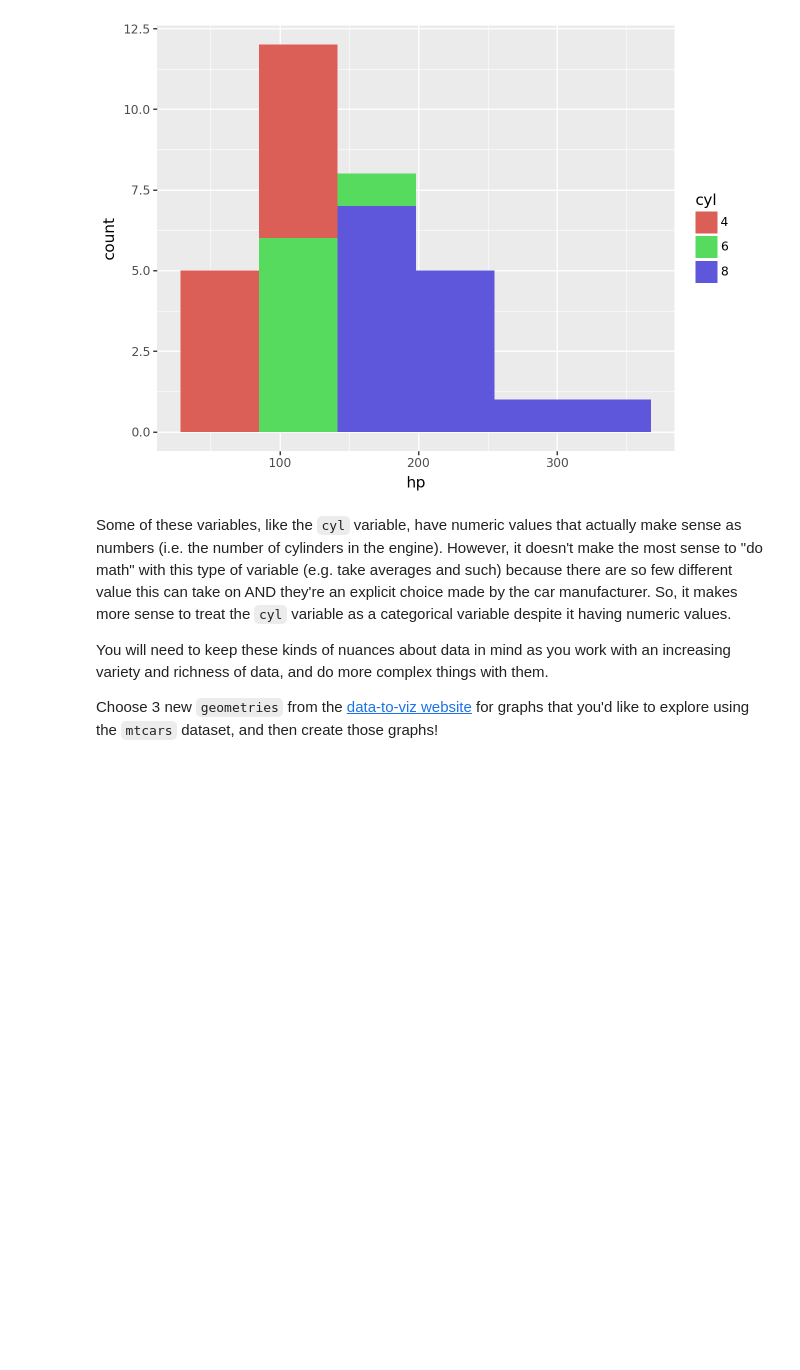
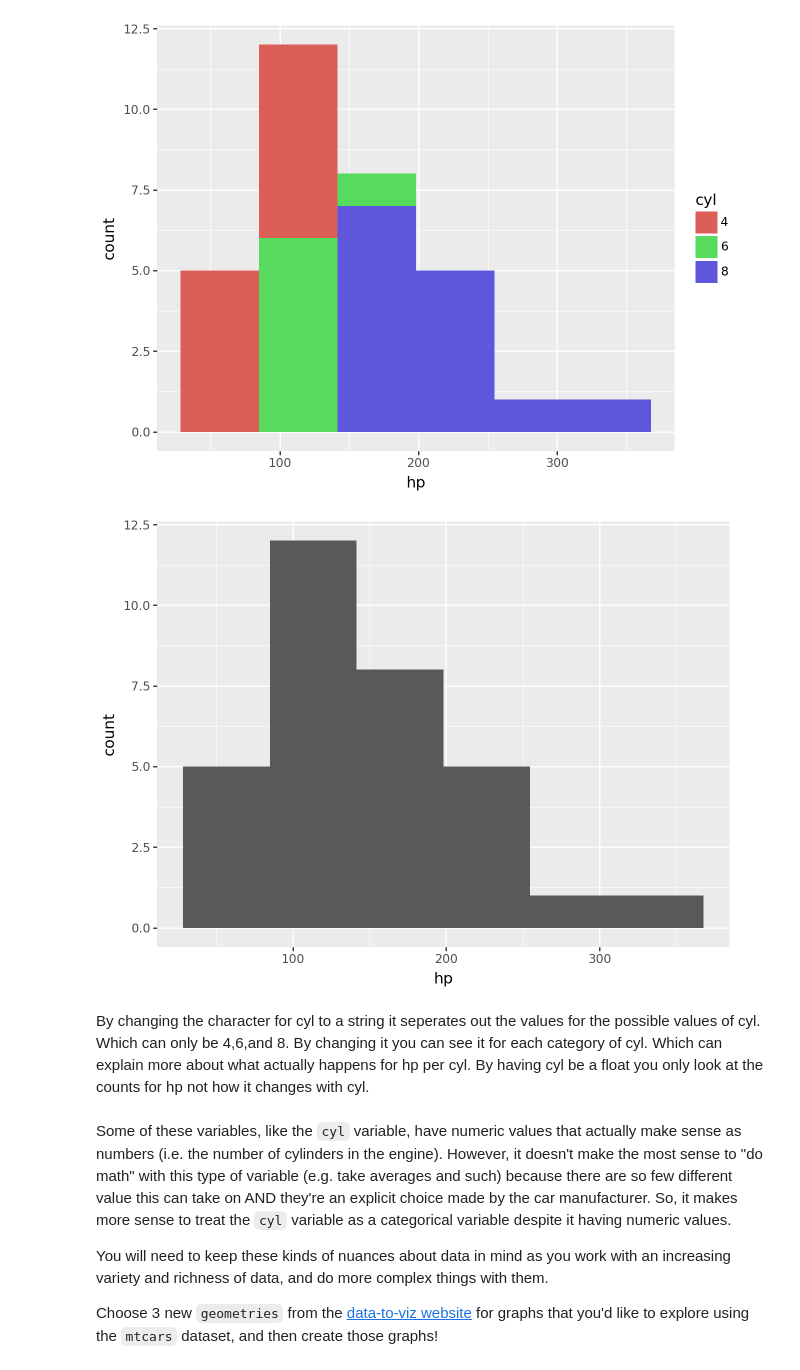
Before and after one commit to emilygoodman11/544msba, a Jupyter notebook: practice assignments/Copy_of_Introduction_to_Data_Viz_Using_mtcars_Dataset.ipynb, the cells around one changed output. Saved outputs shown, nothing was run; the diff lists cells and outputs as text; code cells hidden in the pictures; blank space fills up the shorter version.

```diff
--- a/practice assignments/Copy_of_Introduction_to_Data_Viz_Using_mtcars_Dataset.ipynb
+++ b/practice assignments/Copy_of_Introduction_to_Data_Viz_Using_mtcars_Dataset.ipynb
@@ -87,6 +87,22 @@ aes(
 )
 # %% [output]
 [figure]
+# %%
+df["cyl"] = df["cyl"].astype(float)
+from plotnine import ggplot, aes, geom_histogram
+# Create plot for (2) here
+(ggplot(df,
+aes(
+  x = "hp",
+  fill = "cyl"
+))
++ geom_histogram()
+)
+# %% [output]
+[figure, added]
+# %% [markdown]
+By changing the character for cyl to a string it seperates out the values for the possible values of cyl. Which can only be 4,6,and 8. By changing it you can see it for each category of cyl. Which can explain more about what actually happens for hp per cyl.
+By having cyl be a float you only look at the counts for hp not how it changes with cyl.
 # %% [markdown]
 Some of these variables, like the `cyl` variable, have numeric values that actually make sense as numbers (i.e. the number of cylinders in the engine). However, it doesn't make the most sense to "do math" with this type of variable (e.g. take averages and such) because there are so few different value this can take on AND they're an explicit choice made by the car manufacturer. So, it makes more sense to treat the `cyl` variable as a categorical variable despite it having numeric values.
 
```
Also changed, not shown: 6 other files.
